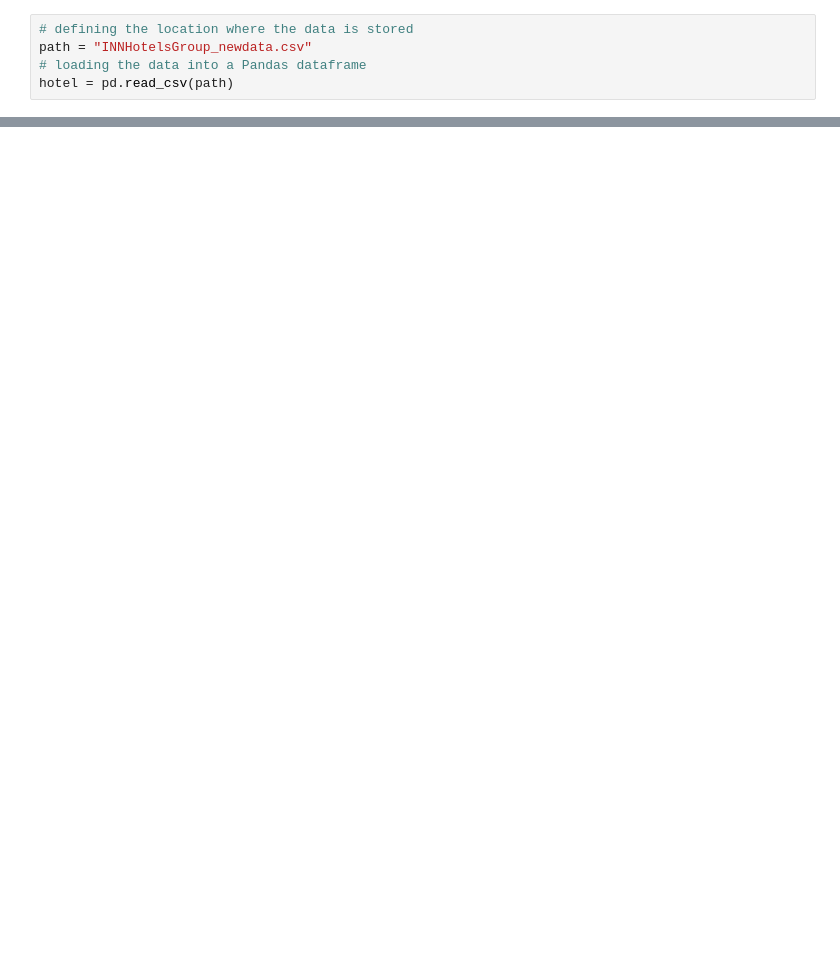
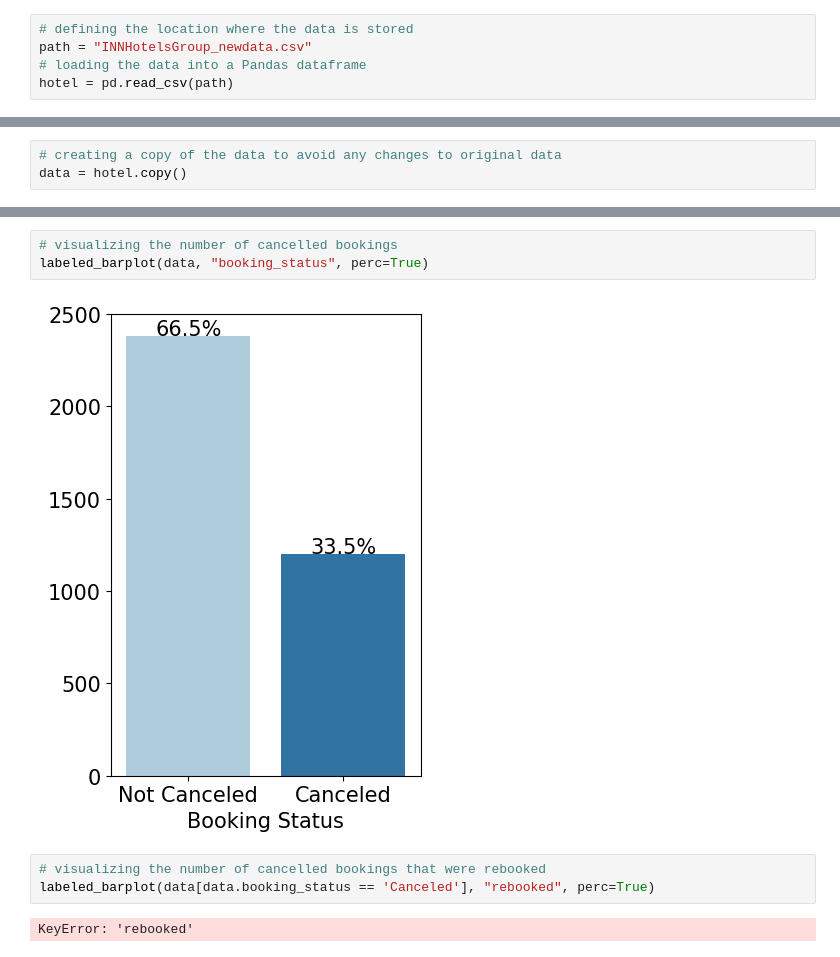
Before and after one commit to mahepMSFT/Python, a Jupyter notebook: INNHotelsGroup_of_New_data_&_Past_data.ipynb, the cells around one changed output, grey strips where cells are left out. Cells and saved outputs as stored; diff of their text form; blank space fills up the shorter version.

```diff
--- a/INNHotelsGroup_of_New_data_&_Past_data.ipynb
+++ b/INNHotelsGroup_of_New_data_&_Past_data.ipynb
@@ -86,3 +86,6 @@ hotel.sample(10, random_state=42)
 | 3168 | INNHG_131295 | 76 | Offline | 0 | 102.68 | 2 | ... |
 | 1068 | INNHG_129195 | 190 | Online | 1 | 99.95 | 2 | ... |
 | 270 | INNHG_128397 | 104 | Online | 1 | 83.12 | 2 | ... |
+# %%
+# creating a copy of the data to avoid any changes to original data
+data = hotel.copy()
@@ -88,0 +231,10 @@ hotel.sample(10, random_state=42)
+# %%
+# visualizing the number of cancelled bookings
+labeled_barplot(data, "booking_status", perc=True)
+# %% [output]
+[figure, added]
+# %%
+# visualizing the number of cancelled bookings that were rebooked
+labeled_barplot(data[data.booking_status == 'Canceled'], "rebooked", perc=True)
+# %% [output]
+KeyError: 'rebooked'
```
Also changed, not shown: parts of 28 cells of this notebook.
